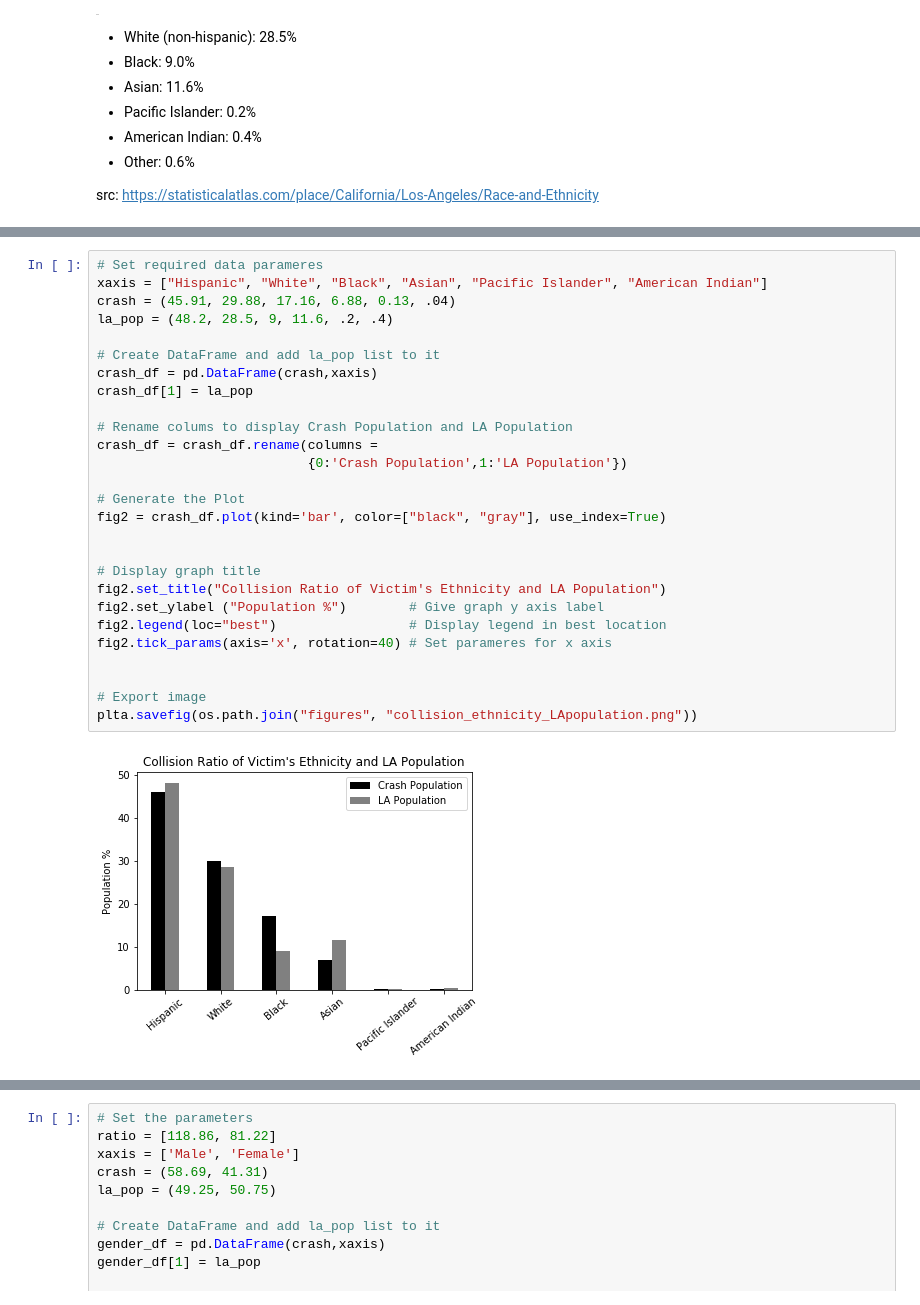
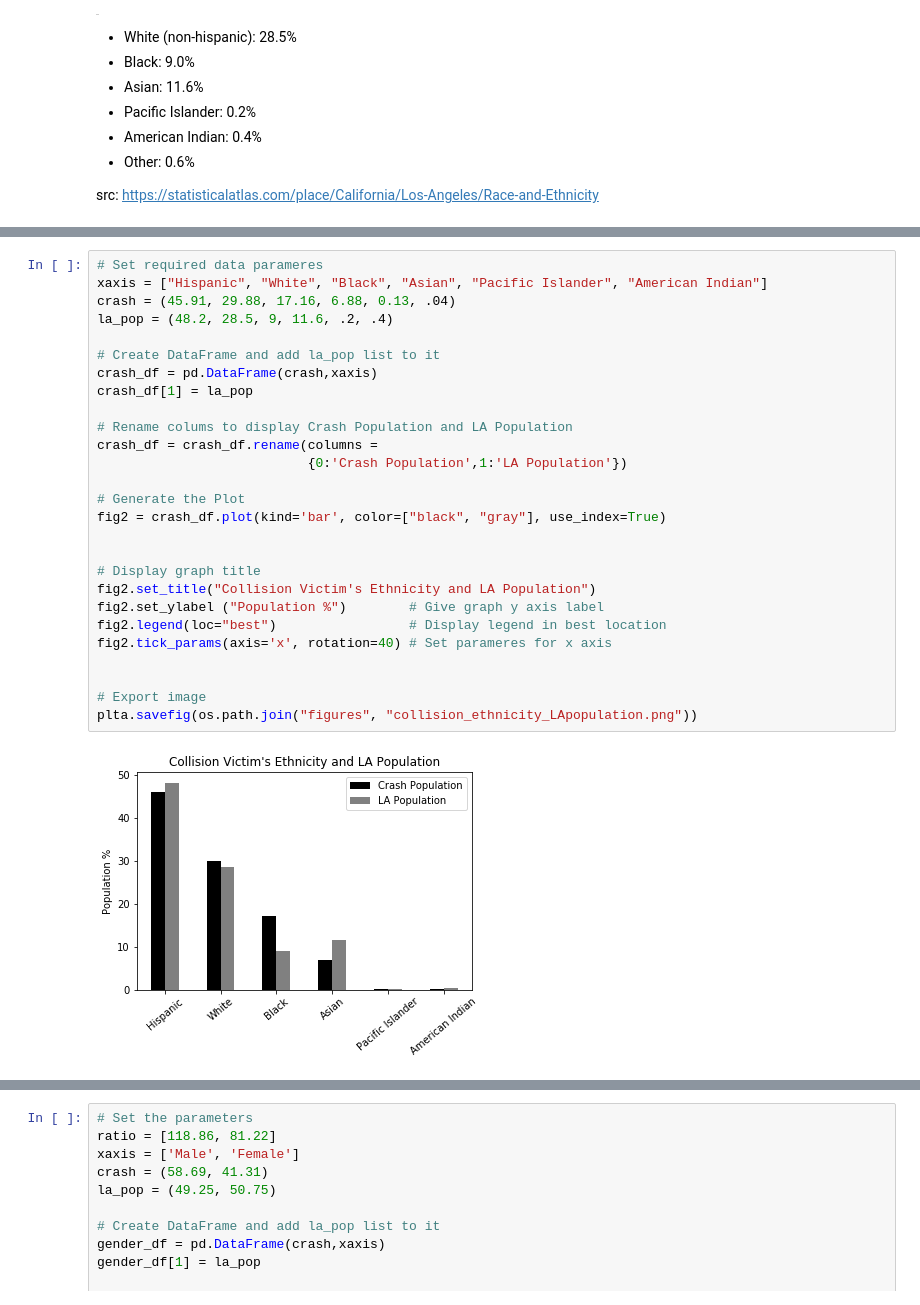
Before and after one commit to shaun-huang/LA-Traffic-Collision-Analysis, a Jupyter notebook: LA Collision Analysis/02 - Who.ipynb, the cells around one changed output, grey strips where cells are left out. Cells and saved outputs as stored; diff of their text form.

```diff
--- a/LA Collision Analysis/02 - Who.ipynb
+++ b/LA Collision Analysis/02 - Who.ipynb
@@ -133,32 +126,32 @@ multibar
 # %%
 # Set required data parameres
 xaxis = ["Hispanic", "White", "Black", "Asian", "Pacific Islander", "American Indian"]
 crash = (45.91, 29.88, 17.16, 6.88, 0.13, .04)
 la_pop = (48.2, 28.5, 9, 11.6, .2, .4)
 
 # Create DataFrame and add la_pop list to it
 crash_df = pd.DataFrame(crash,xaxis)
 crash_df[1] = la_pop
 
 # Rename colums to display Crash Population and LA Population
 crash_df = crash_df.rename(columns =
                            {0:'Crash Population',1:'LA Population'})
 
 # Generate the Plot
 fig2 = crash_df.plot(kind='bar', color=["black", "gray"], use_index=True)
 
 
 # Display graph title
-fig2.set_title("Collision Ratio of Victim's Ethnicity and LA Population")
+fig2.set_title("Collision Victim's Ethnicity and LA Population")
 fig2.set_ylabel ("Population %")        # Give graph y axis label
 fig2.legend(loc="best")                 # Display legend in best location
 fig2.tick_params(axis='x', rotation=40) # Set parameres for x axis
 
 
 # Export image
 plta.savefig(os.path.join("figures", "collision_ethnicity_LApopulation.png"))
 # %% [output]
-[figure, old version]
+[figure, new version]
 # %%
 # Set parameres for the ratio of crash victims vs LA population
 ratio = [95, 105, 191, 59, 65, 10]
```
Also changed, not shown: parts of 10 cells of this notebook, 3 other files.
